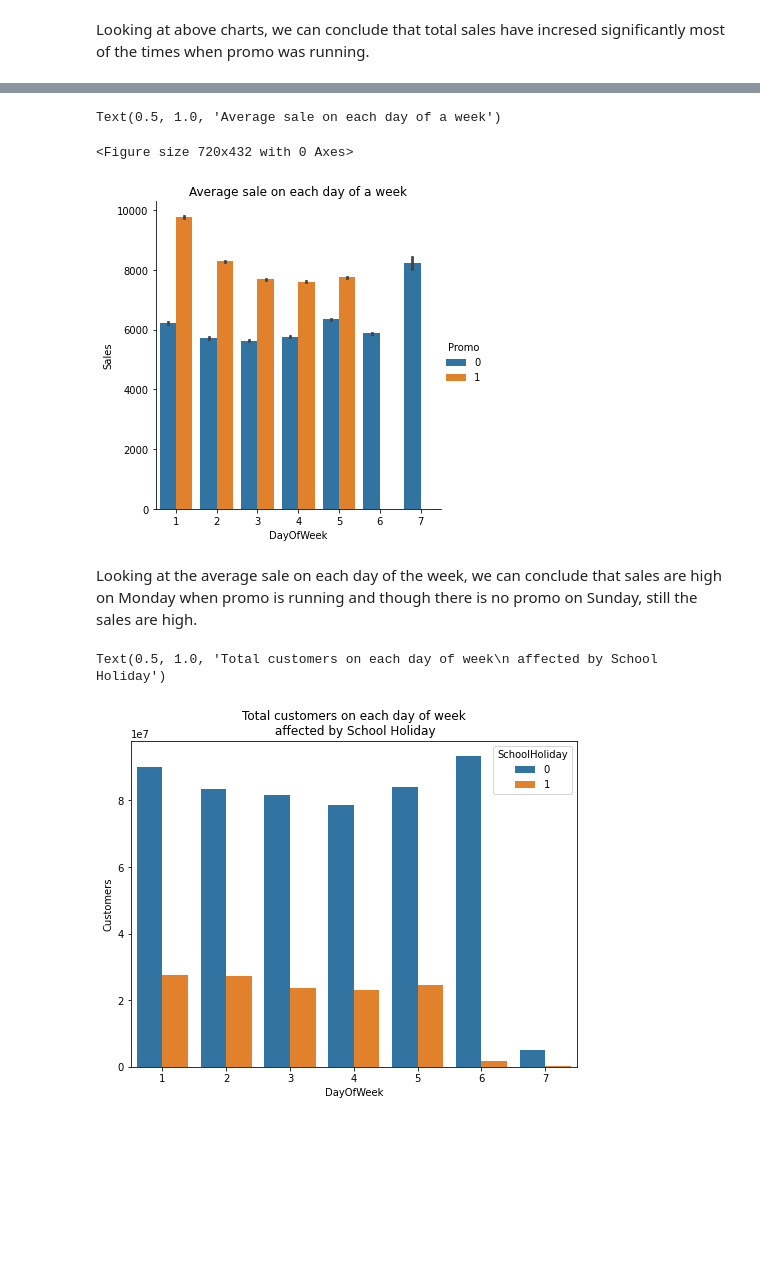
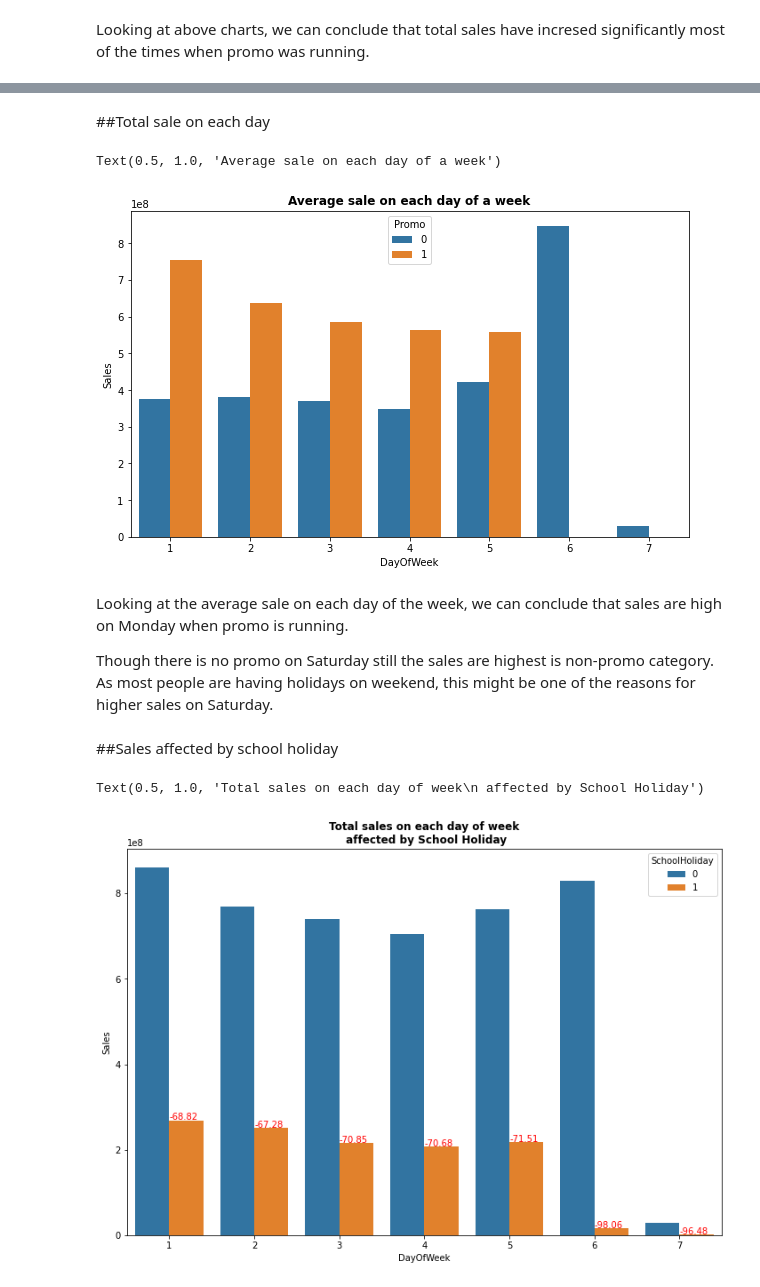
Before and after one commit to pranavdevi28/Rossmann_Sales_Prediction, a Jupyter notebook: Rossmann_Sales_Prediction_Capstone_Project.ipynb, the cells around one changed output, grey strips where cells are left out. Cells and saved outputs as stored; diff of their text form; code cells hidden in the pictures; blank space fills up the shorter version.

```diff
--- a/Rossmann_Sales_Prediction_Capstone_Project.ipynb
+++ b/Rossmann_Sales_Prediction_Capstone_Project.ipynb
@@ -492,11 +569,28 @@ As expected least number of stores are open on 7th day i.e. Sunday
 # %%
 #number of stores having and not having promo
+plt.figure(figsize=(15,5))
+
 promo_store = final_df.groupby(by='Promo')['Store'].count()
+plt.subplot(1,2,1)
 sns.countplot(data=final_df, x='Promo')
 
 for index, value in enumerate(promo_store.values):
-  plt.text(x=index-0.1, y= value+3000, s=value)
+  total_store = promo_store.values.sum()
+  plt.text(x=index-0.1, y= value+0.01*value, s= str(round((value/total_store)*100,2))+'%')
 
 plt.ylim(0.0, 500000)
 plt.ylabel('Number of stores')
+plt.title('Number of Stores with and without Promo', fontweight='bold')
+
+#total sales for stores with and without promo
+store_promo = final_df.groupby('Promo')['Sales'].sum()
+plt.subplot(1,2,2)
+sns.barplot(x=store_promo.index, y=store_promo.values)
+
+for index, value in enumerate(store_promo.values):
+  total_sale = store_promo.values.sum()
+  plt.text(x=index-0.1, y= value+0.01*value, s= str(round((value/total_sale)*100,2))+'%')
+
+plt.ylabel('Sales')
+plt.title('Total sales with and without Promo', fontweight='bold')
 # %% [output]
@@ -581,19 +676,38 @@ As we can see, the sales are on the rise in December and when Promo is running t
+# %% [markdown]
+##Total sale on each day
 # %%
+Total_sale= final_df.groupby(['DayOfWeek','Promo'])['Sales'].sum().reset_index()
 plt.figure(figsize=(10,6))
-sns.catplot(data=final_df, x='DayOfWeek', y='Sales', kind='bar', hue='Promo')
-plt.title('Average sale on each day of a week')
+sns.barplot(data=Total_sale, x='DayOfWeek', y='Sales', hue='Promo')
+plt.title('Average sale on each day of a week', fontweight='bold')
 # %% [output]
 Text(0.5, 1.0, 'Average sale on each day of a week')
-<Figure size 720x432 with 0 Axes>
-[figure, old version]
+[figure, new version]
 # %% [markdown]
-Looking at the average sale on each day of the week, we can conclude that sales are high on Monday when promo is running and though there is no promo on Sunday, still the sales are high.
+Looking at the average sale on each day of the week, we can conclude that sales are high on Monday when promo is running.
+
+Though there is no promo on Saturday still the sales are highest is non-promo category. As most people are having holidays on weekend, this might be one of the reasons for higher sales on Saturday.
+# %% [markdown]
+##Sales affected by school holiday
+# %%
+#getting total sales on each day
+sale_per_day = pd.DataFrame(final_df.groupby(by=['DayOfWeek', 'SchoolHoliday'])['Sales'].sum()).reset_index()
+# %%
+growth_1 = list(sale_per_day.values[:,2])
+perc_increase_1 =[]
+i=0
+while i<= len(growth_1):
+  if i%2!=0:
+    growth_over_prev_sale = ((growth_1[i]-growth_1[i-1])/growth_1[i-1])*100
+    perc_increase_1.append(round(growth_over_prev_sale,2))
+  i+=1
 # %%
-customer_per_day = pd.DataFrame(final_df.groupby(by=['DayOfWeek', 'SchoolHoliday'])['Customers'].sum()).reset_index()
+plt.figure(figsize=(12,8))
+sns.barplot(data=sale_per_day, x='DayOfWeek', y='Sales', hue='SchoolHoliday')
+for index , value in enumerate(perc_increase_1):
+ plt.text(x=index, y=growth_1[(index*2)+1]+1000000, s=value, fontsize=(10),  fontweight='book', c='r')
 
-plt.figure(figsize=(8,6))
-sns.barplot(data=customer_per_day, x='DayOfWeek', y='Customers', hue='SchoolHoliday')
-plt.title('Total customers on each day of week\n affected by School Holiday')
+plt.title('Total sales on each day of week\n affected by School Holiday', fontweight='bold')
 # %% [output]
-Text(0.5, 1.0, 'Total customers on each day of week\n affected by School Holiday')
+Text(0.5, 1.0, 'Total sales on each day of week\n affected by School Holiday')
-[figure, old version]
+[figure, new version]
```
Also changed, not shown: parts of 67 cells of this notebook.
